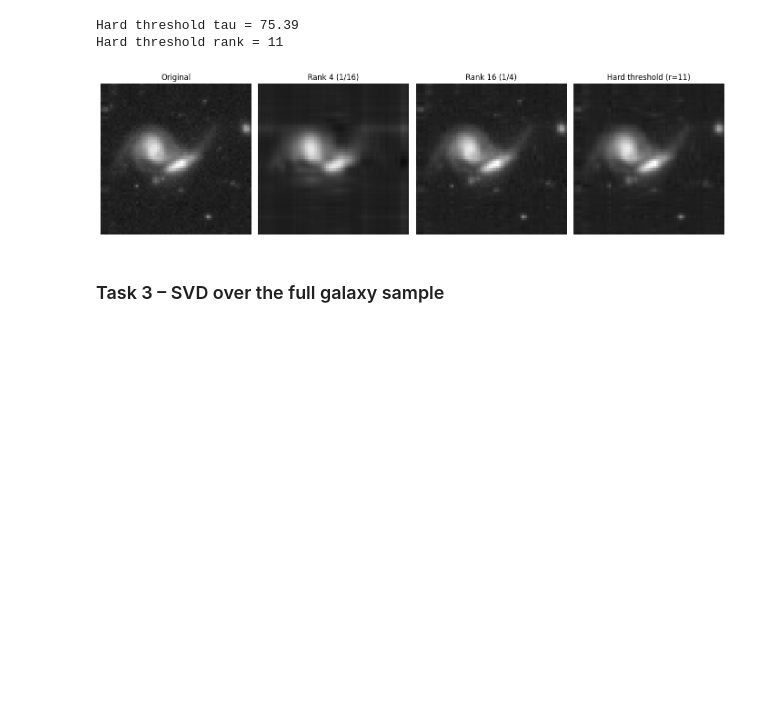
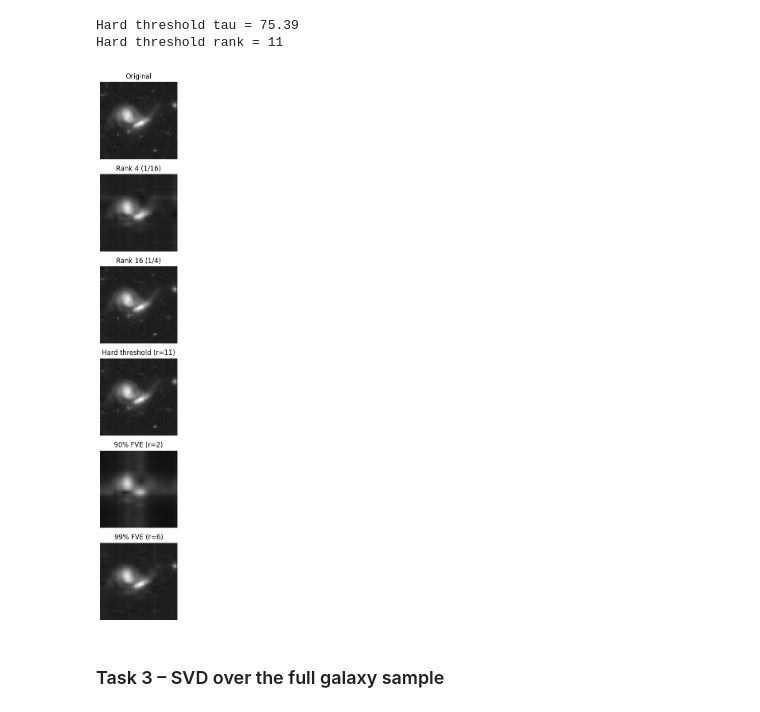
Before and after one commit to eiseleb47/DataScience, a Jupyter notebook: Worksheet_3/1-3.ipynb, the cells around one changed output. Drawn from its saved outputs; the diff is of its cells as text; code cells hidden in the pictures; blank space fills up the shorter version.

```diff
--- a/Worksheet_3/1-3.ipynb
+++ b/Worksheet_3/1-3.ipynb
@@ -123,21 +124,21 @@ print(f"Hard threshold rank = {r_hard}")
 Hard threshold tau = 75.39
 Hard threshold rank = 11
 # %%
-fig, axes = plt.subplots(1, 4, figsize=(14, 4))
+fig, axes = plt.subplots(6, 1, figsize=(4, 14))
 titles = ['Original', f'Rank {r_sixteenth} (1/16)', f'Rank {r_quarter} (1/4)',
-          f'Hard threshold (r={r_hard})']
-imgs = [chosen_image, img_r_sixteenth, img_r_quarter, img_hard]
+          f'Hard threshold (r={r_hard})', f'90% FVE (r={r90})', f'99% FVE (r={r99})']
+imgs = [chosen_image, img_r_sixteenth, img_r_quarter, img_hard, reconstruct(U, S, V, r90), reconstruct(U, S, V, r99)]
 
 for ax, im, title in zip(axes, imgs, titles):
     ax.imshow(im, cmap='gray', vmin=0, vmax=255)
     ax.set_title(title)
     ax.axis('off')
 
 plt.tight_layout()
 plt.savefig('task2_reconstructions.png', dpi=150)
 plt.show()
 # %% [output]
-[figure, old version]
+[figure, new version]
 # %% [markdown]
 ### Task 3 – SVD over the full galaxy sample
 # %%
```
Also changed, not shown: parts of 6 cells of this notebook, 1 other file.
